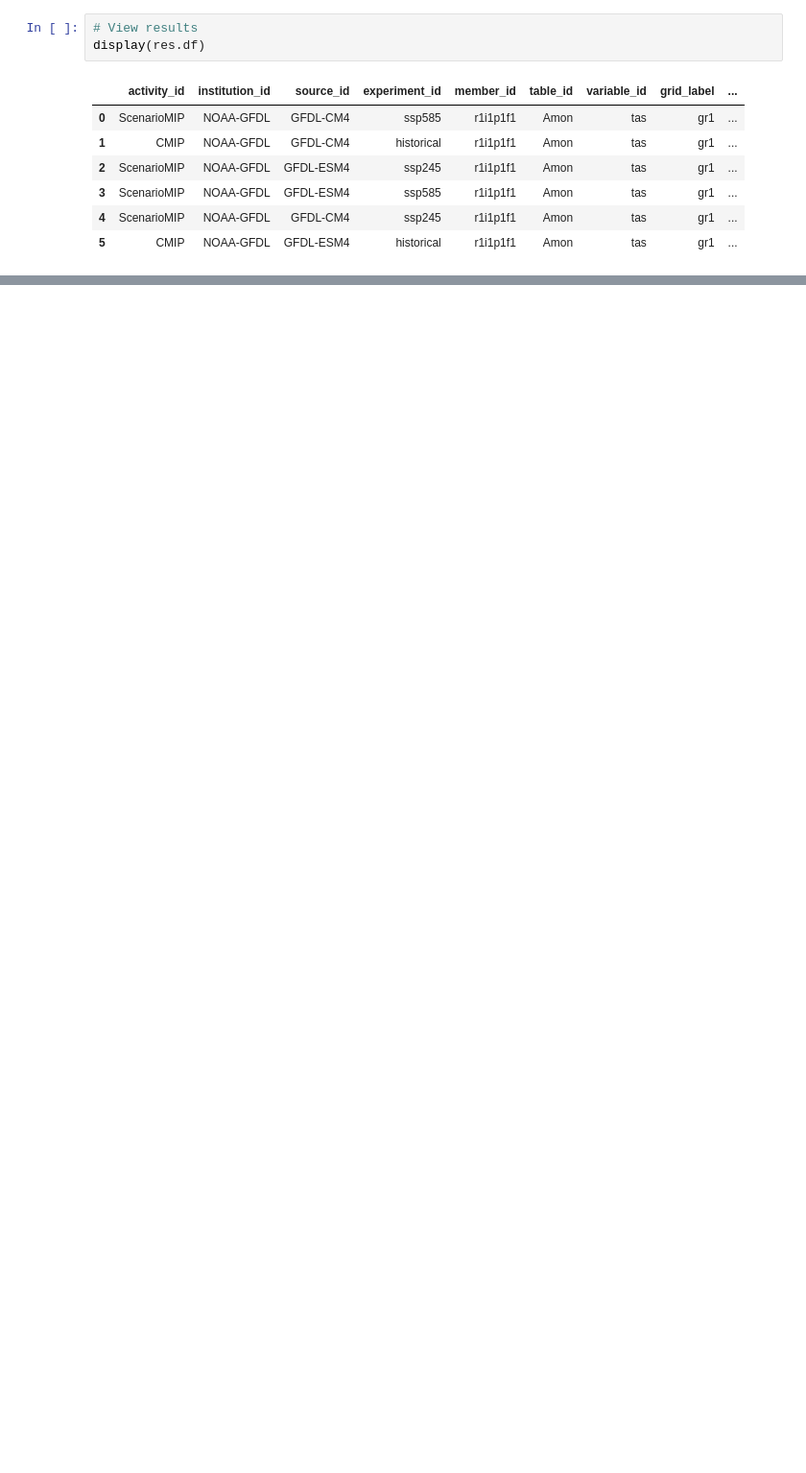
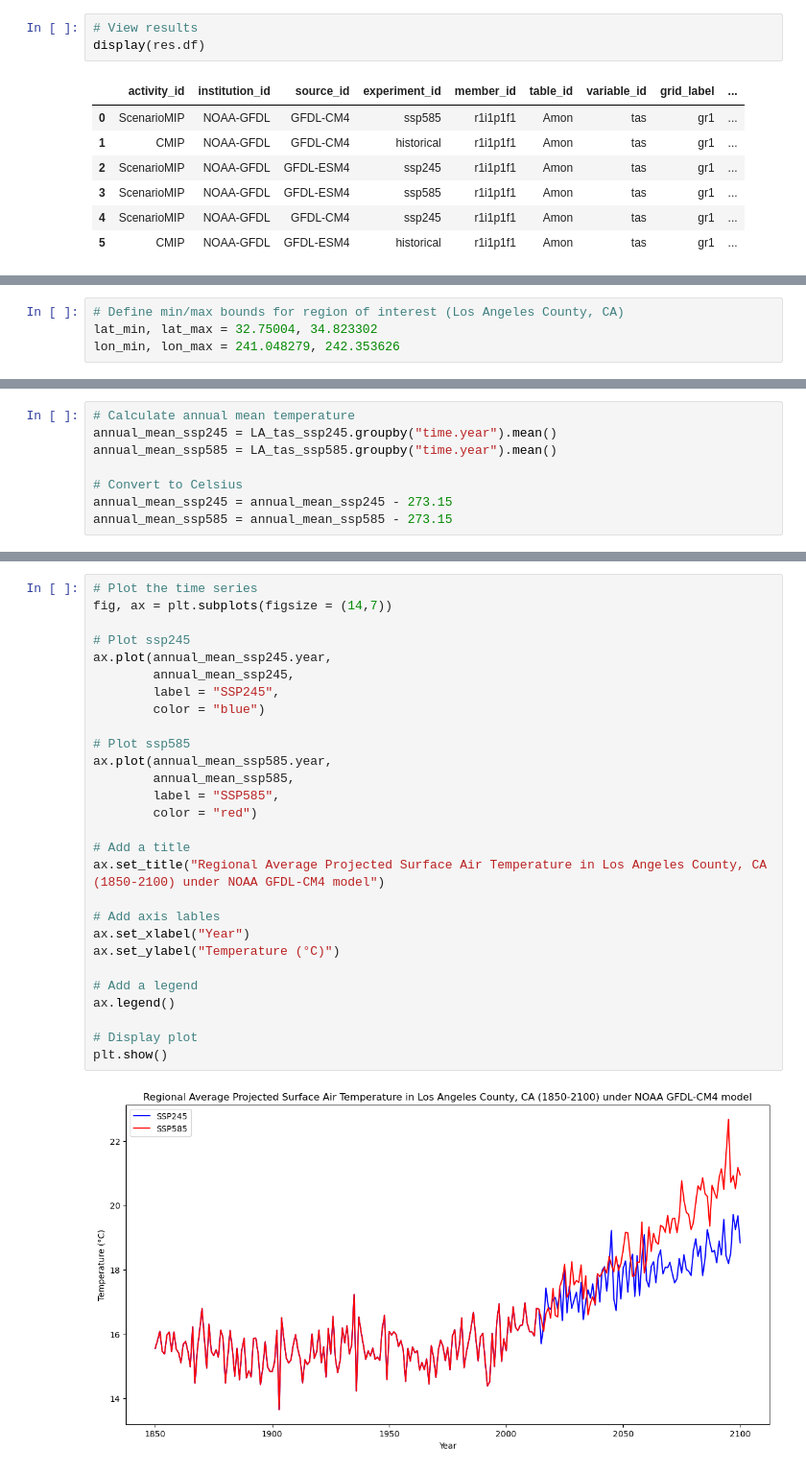
Before and after one commit to matteo-torres/time-series-analysis, a Jupyter notebook: time-series-analysis.ipynb, the cells around one changed output, grey strips where cells are left out. Shown: that part at 96% size. Cells and saved outputs as stored; diff of their text form; blank space fills up the shorter version.

```diff
--- a/time-series-analysis.ipynb
+++ b/time-series-analysis.ipynb
@@ -32,0 +62,4 @@ display(res.df)
+# %%
+# Define min/max bounds for region of interest (Los Angeles County, CA)
+lat_min, lat_max = 32.75004, 34.823302
+lon_min, lon_max = 241.048279, 242.353626
@@ -32,0 +91,8 @@ display(res.df)
+# %%
+# Calculate annual mean temperature
+annual_mean_ssp245 = LA_tas_ssp245.groupby("time.year").mean()
+annual_mean_ssp585 = LA_tas_ssp585.groupby("time.year").mean()
+
+# Convert to Celsius
+annual_mean_ssp245 = annual_mean_ssp245 - 273.15
+annual_mean_ssp585 = annual_mean_ssp585 - 273.15
@@ -32,0 +101,30 @@ display(res.df)
+# %%
+# Plot the time series
+fig, ax = plt.subplots(figsize = (14,7))
+
+# Plot ssp245
+ax.plot(annual_mean_ssp245.year,
+        annual_mean_ssp245,
+        label = "SSP245",
+        color = "blue")
+
+# Plot ssp585
+ax.plot(annual_mean_ssp585.year,
+        annual_mean_ssp585,
+        label = "SSP585",
+        color = "red")
+
+# Add a title
+ax.set_title("Regional Average Projected Surface Air Temperature in Los Angeles County, CA (1850-2100) under NOAA GFDL-CM4 model")
+
+# Add axis lables
+ax.set_xlabel("Year")
+ax.set_ylabel("Temperature (°C)")
+
+# Add a legend
+ax.legend()
+
+# Display plot
+plt.show()
+# %% [output]
+[figure, added]
```
Also changed, not shown: parts of 20 cells of this notebook.
